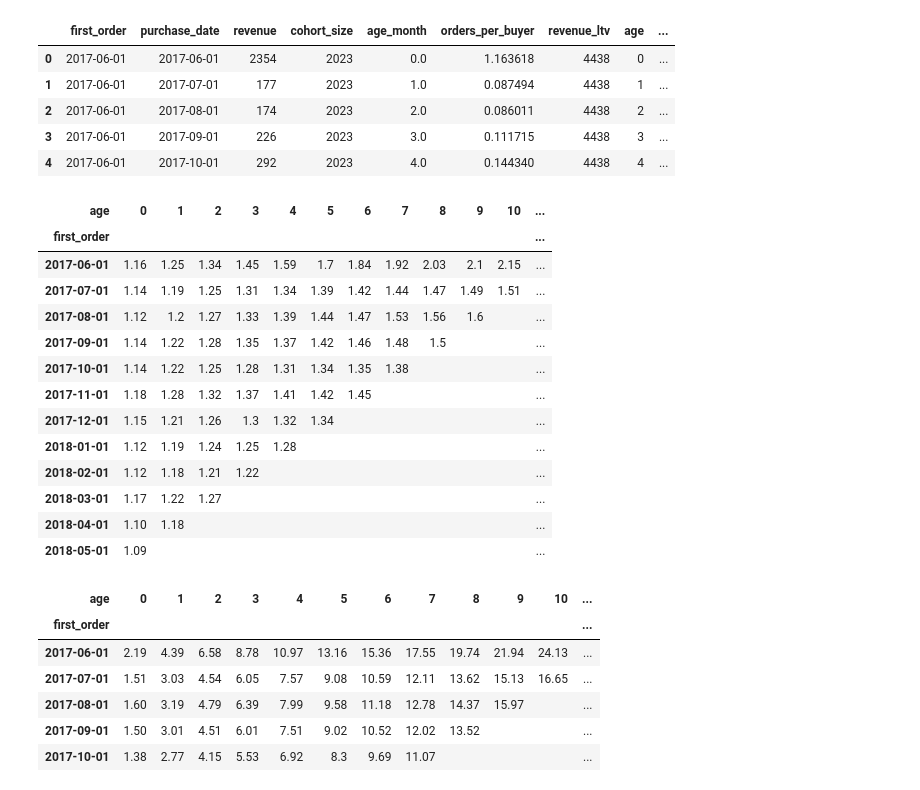
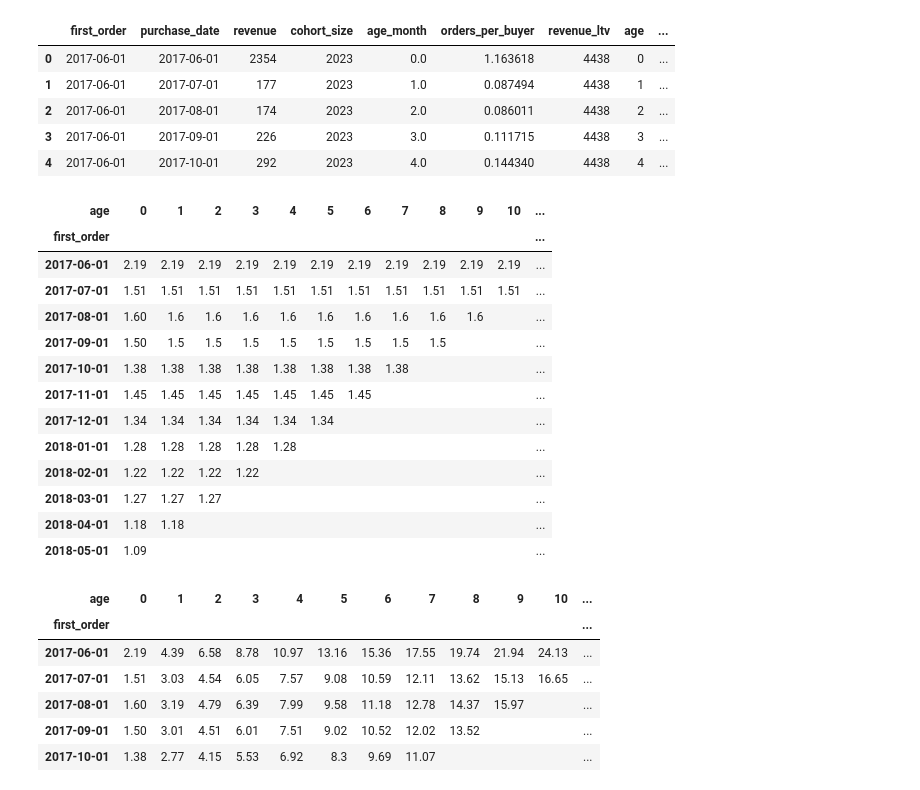
Before and after one commit to CesarChaparro1974/BA_project, a Jupyter notebook: BA_project.ipynb, the cells around one changed output. Drawn from its saved outputs; the diff is of its cells as text; code cells hidden in the pictures.

```diff
--- a/BA_project.ipynb
+++ b/BA_project.ipynb
@@ -900,7 +900,6 @@ See the caveats in the documentation: https://pandas.pydata.org/pandas-docs/stab
 | 4 | desktop | 2017-12-27 14:06:00 | 3 | 2017-12-27 14:06:00 | 9969694820036681168 | 2017-12-21 | 2017-12-01 | 2017 | 12 | ... |
 # %%
 # Calculate average session length in minutes.
-visits['average_session_length'] = visits['session_duration_sec'].mean() / 60
-print(f'Session Length: {session_length_min:.2f} minutes')
+print(f'Session Length: {visits["session_duration_sec"].mean() / 60:.2f} minutes')
 # %% [output]
 Session Length: 10.72 minutes
@@ -1703,26 +1696,26 @@ cohort.head()
 # %%
 # Pivot table.
 cohort_piv = cohort.pivot_table(
     index = 'first_order',
     columns = 'age',
     values = 'ltv',
     aggfunc = 'sum'
 )
-cohort_new_piv.round(2).fillna('')
+cohort_piv.round(2).fillna('')
 # %% [output]
 | age | 0 | 1 | 2 | 3 | 4 | 5 | 6 | 7 | 8 | 9 | 10 | ... |
 | first_order |  |  |  |  |  |  |  |  |  |  |  | ... |
-| 2017-06-01 | 1.16 | 1.25 | 1.34 | 1.45 | 1.59 | 1.7 | 1.84 | 1.92 | 2.03 | 2.1 | 2.15 | ... |
-| 2017-07-01 | 1.14 | 1.19 | 1.25 | 1.31 | 1.34 | 1.39 | 1.42 | 1.44 | 1.47 | 1.49 | 1.51 | ... |
-| 2017-08-01 | 1.12 | 1.2 | 1.27 | 1.33 | 1.39 | 1.44 | 1.47 | 1.53 | 1.56 | 1.6 |  | ... |
-| 2017-09-01 | 1.14 | 1.22 | 1.28 | 1.35 | 1.37 | 1.42 | 1.46 | 1.48 | 1.5 |  |  | ... |
-| 2017-10-01 | 1.14 | 1.22 | 1.25 | 1.28 | 1.31 | 1.34 | 1.35 | 1.38 |  |  |  | ... |
-| 2017-11-01 | 1.18 | 1.28 | 1.32 | 1.37 | 1.41 | 1.42 | 1.45 |  |  |  |  | ... |
-| 2017-12-01 | 1.15 | 1.21 | 1.26 | 1.3 | 1.32 | 1.34 |  |  |  |  |  | ... |
-| 2018-01-01 | 1.12 | 1.19 | 1.24 | 1.25 | 1.28 |  |  |  |  |  |  | ... |
-| 2018-02-01 | 1.12 | 1.18 | 1.21 | 1.22 |  |  |  |  |  |  |  | ... |
-| 2018-03-01 | 1.17 | 1.22 | 1.27 |  |  |  |  |  |  |  |  | ... |
-| 2018-04-01 | 1.10 | 1.18 |  |  |  |  |  |  |  |  |  | ... |
+| 2017-06-01 | 2.19 | 2.19 | 2.19 | 2.19 | 2.19 | 2.19 | 2.19 | 2.19 | 2.19 | 2.19 | 2.19 | ... |
+| 2017-07-01 | 1.51 | 1.51 | 1.51 | 1.51 | 1.51 | 1.51 | 1.51 | 1.51 | 1.51 | 1.51 | 1.51 | ... |
+| 2017-08-01 | 1.60 | 1.6 | 1.6 | 1.6 | 1.6 | 1.6 | 1.6 | 1.6 | 1.6 | 1.6 |  | ... |
+| 2017-09-01 | 1.50 | 1.5 | 1.5 | 1.5 | 1.5 | 1.5 | 1.5 | 1.5 | 1.5 |  |  | ... |
+| 2017-10-01 | 1.38 | 1.38 | 1.38 | 1.38 | 1.38 | 1.38 | 1.38 | 1.38 |  |  |  | ... |
+| 2017-11-01 | 1.45 | 1.45 | 1.45 | 1.45 | 1.45 | 1.45 | 1.45 |  |  |  |  | ... |
+| 2017-12-01 | 1.34 | 1.34 | 1.34 | 1.34 | 1.34 | 1.34 |  |  |  |  |  | ... |
+| 2018-01-01 | 1.28 | 1.28 | 1.28 | 1.28 | 1.28 |  |  |  |  |  |  | ... |
+| 2018-02-01 | 1.22 | 1.22 | 1.22 | 1.22 |  |  |  |  |  |  |  | ... |
+| 2018-03-01 | 1.27 | 1.27 | 1.27 |  |  |  |  |  |  |  |  | ... |
+| 2018-04-01 | 1.18 | 1.18 |  |  |  |  |  |  |  |  |  | ... |
 | 2018-05-01 | 1.09 |  |  |  |  |  |  |  |  |  |  | ... |
 # %%
 # Cumulative Pivot table.
```
Also changed, not shown: parts of 3 cells of this notebook.
